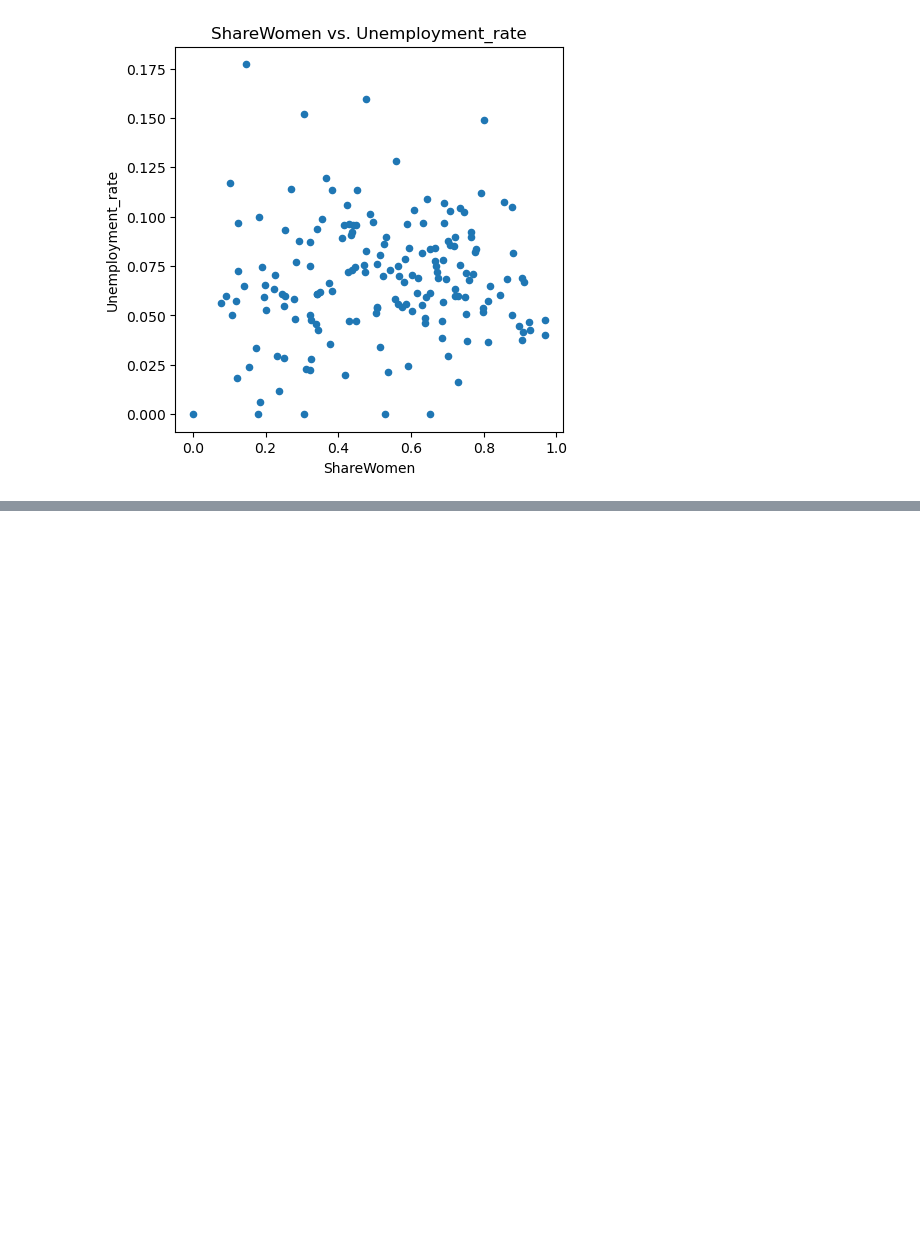
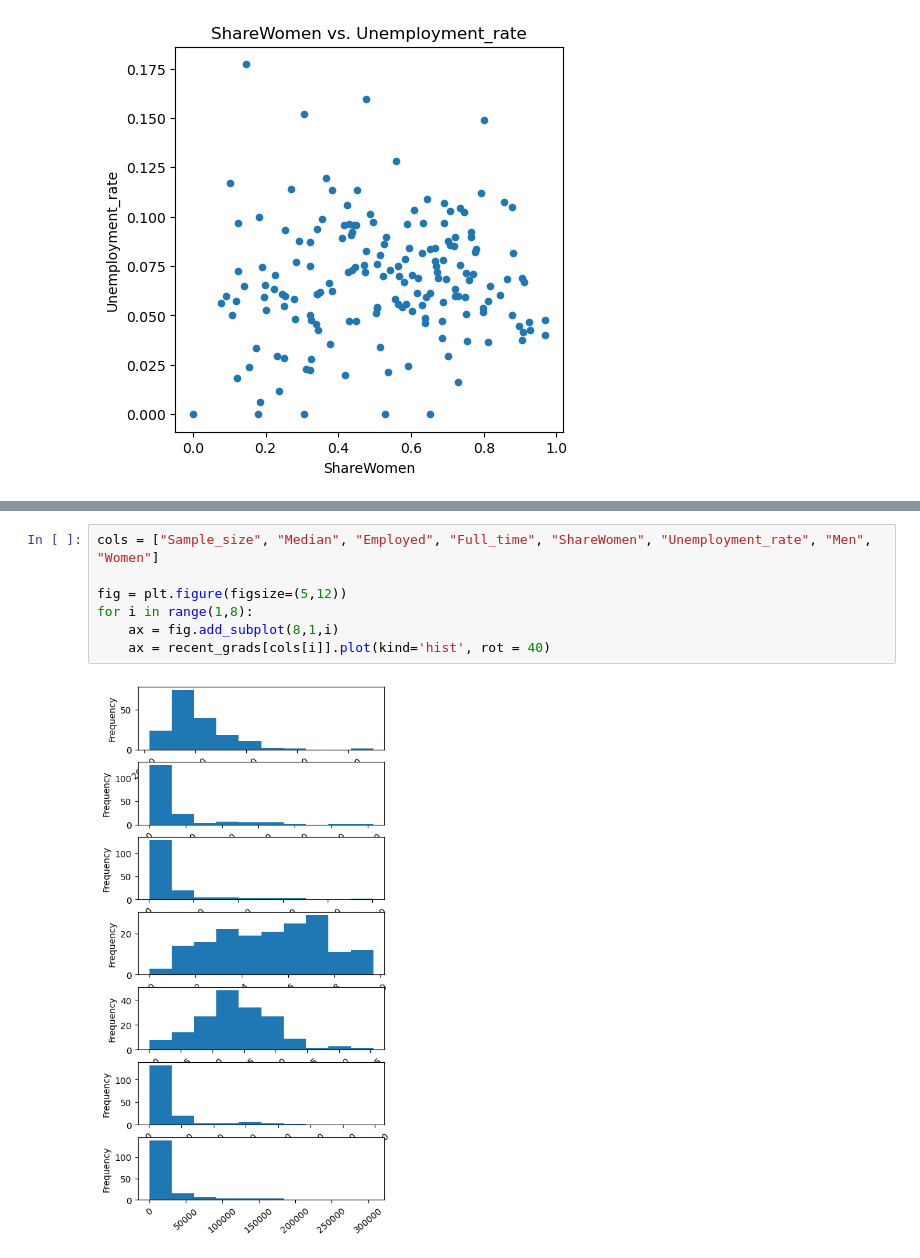
Before and after one commit to rabobahago/data_analytics_projects, a Jupyter notebook: visualizing_earnings_based_on_college_majors/main.ipynb, the cells around one changed output, grey strips where cells are left out. Drawn from its saved outputs; the diff is of its cells as text; blank space fills up the shorter version.

Commit message:
fig add subplot cols implemented

```diff
--- a/visualizing_earnings_based_on_college_majors/main.ipynb
+++ b/visualizing_earnings_based_on_college_majors/main.ipynb
@@ -117,0 +128,9 @@ recent_grads.plot(x='ShareWomen', y='Unemployment_rate', title = "ShareWomen vs.
+# %%
+cols = ["Sample_size", "Median", "Employed", "Full_time", "ShareWomen", "Unemployment_rate", "Men", "Women"]
+
+fig = plt.figure(figsize=(5,12))
+for i in range(1,8):
+    ax = fig.add_subplot(8,1,i)
+    ax = recent_grads[cols[i]].plot(kind='hist', rot = 40)
+# %% [output]
+[figure, added]
```
Also changed, not shown: parts of 3 cells of this notebook.
